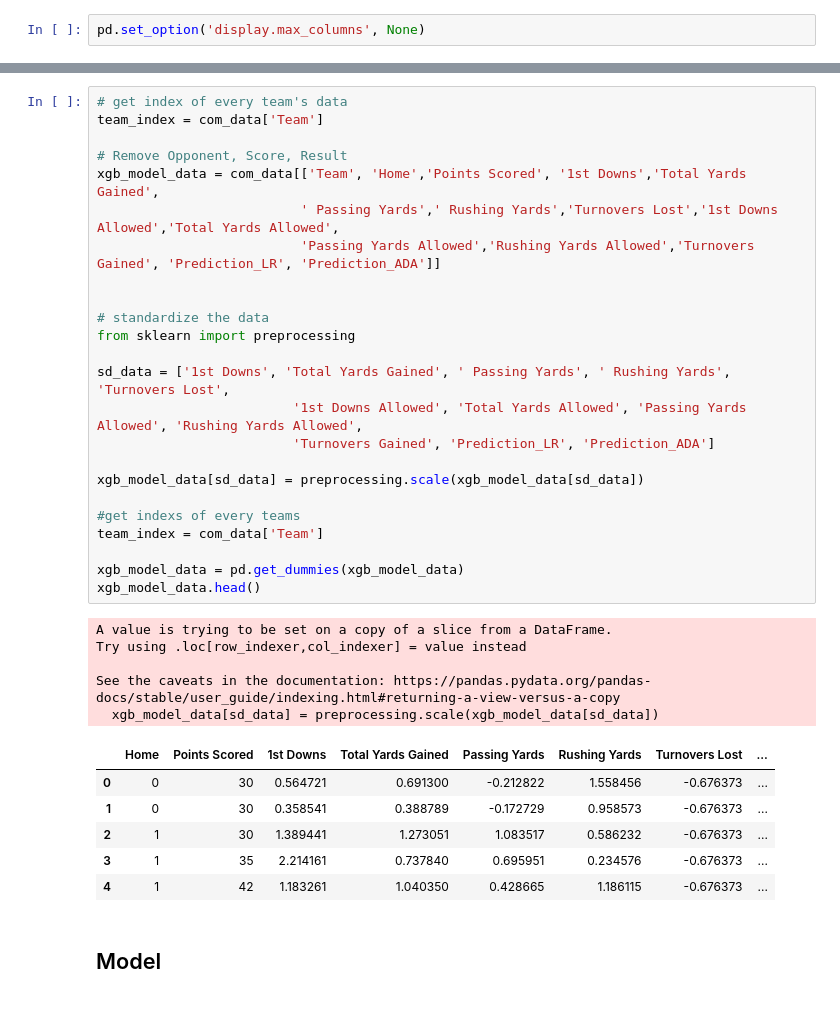
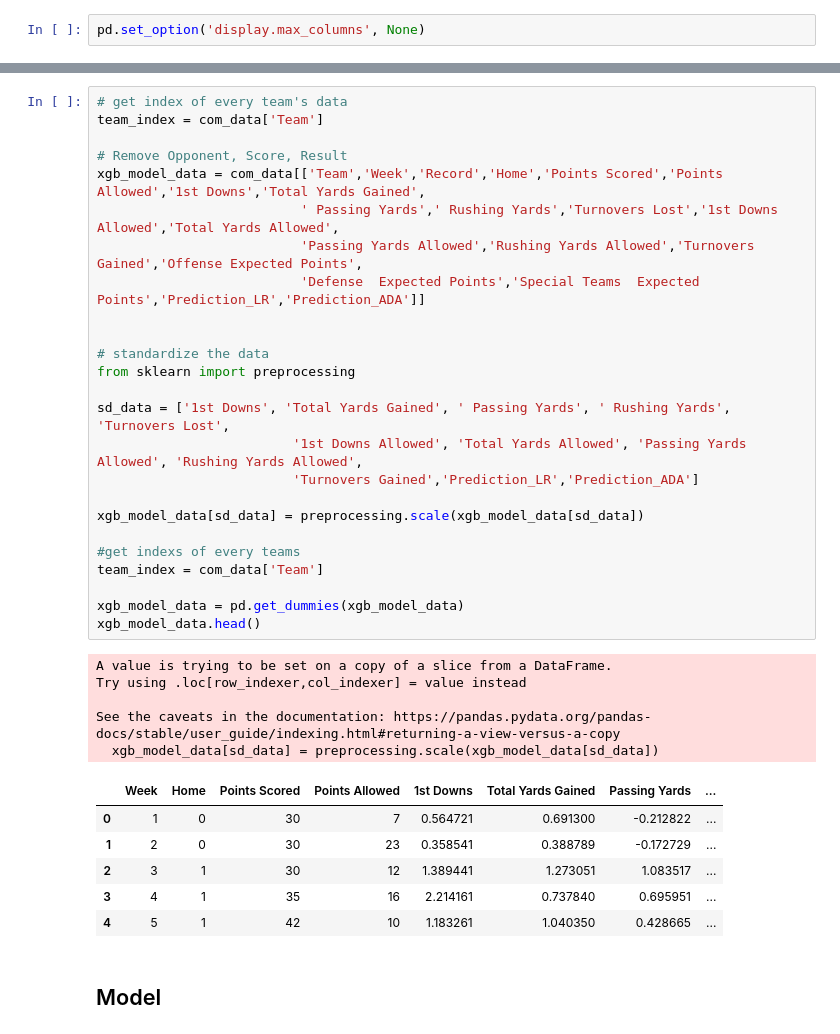
Before and after one commit to dahmadi/TouchdownProphet, a Jupyter notebook: Xgboost_nfl.ipynb, the cells around one changed output, grey strips where cells are left out. Drawn from its saved outputs; the diff is of its cells as text.

```diff
--- a/Xgboost_nfl.ipynb
+++ b/Xgboost_nfl.ipynb
@@ -21,39 +21,40 @@ com_data.head()
 # %%
 # get index of every team's data
 team_index = com_data['Team']
 
 # Remove Opponent, Score, Result
-xgb_model_data = com_data[['Team', 'Home','Points Scored', '1st Downs','Total Yards Gained',
+xgb_model_data = com_data[['Team','Week','Record','Home','Points Scored','Points Allowed','1st Downs','Total Yards Gained',
                           ' Passing Yards',' Rushing Yards','Turnovers Lost','1st Downs Allowed','Total Yards Allowed',
-                          'Passing Yards Allowed','Rushing Yards Allowed','Turnovers Gained', 'Prediction_LR', 'Prediction_ADA']]
+                          'Passing Yards Allowed','Rushing Yards Allowed','Turnovers Gained','Offense Expected Points',
+                          'Defense  Expected Points','Special Teams  Expected Points','Prediction_LR','Prediction_ADA']]
 
 
 # standardize the data
 from sklearn import preprocessing
 
 sd_data = ['1st Downs', 'Total Yards Gained', ' Passing Yards', ' Rushing Yards', 'Turnovers Lost',
                          '1st Downs Allowed', 'Total Yards Allowed', 'Passing Yards Allowed', 'Rushing Yards Allowed',
-                         'Turnovers Gained', 'Prediction_LR', 'Prediction_ADA']
+                         'Turnovers Gained','Prediction_LR','Prediction_ADA']
 
 xgb_model_data[sd_data] = preprocessing.scale(xgb_model_data[sd_data])
 
 #get indexs of every teams
 team_index = com_data['Team']
 
 xgb_model_data = pd.get_dummies(xgb_model_data)
 xgb_model_data.head()
 # %% [output]
 A value is trying to be set on a copy of a slice from a DataFrame.
 Try using .loc[row_indexer,col_indexer] = value instead
 
 See the caveats in the documentation: https://pandas.pydata.org/pandas-docs/stable/user_guide/indexing.html#returning-a-view-versus-a-copy
   xgb_model_data[sd_data] = preprocessing.scale(xgb_model_data[sd_data])
-|  | Home | Points Scored | 1st Downs | Total Yards Gained | Passing Yards | Rushing Yards | Turnovers Lost | ... |
-| 0 | 0 | 30 | 0.564721 | 0.691300 | -0.212822 | 1.558456 | -0.676373 | ... |
-| 1 | 0 | 30 | 0.358541 | 0.388789 | -0.172729 | 0.958573 | -0.676373 | ... |
-| 2 | 1 | 30 | 1.389441 | 1.273051 | 1.083517 | 0.586232 | -0.676373 | ... |
-| 3 | 1 | 35 | 2.214161 | 0.737840 | 0.695951 | 0.234576 | -0.676373 | ... |
-| 4 | 1 | 42 | 1.183261 | 1.040350 | 0.428665 | 1.186115 | -0.676373 | ... |
+|  | Week | Home | Points Scored | Points Allowed | 1st Downs | Total Yards Gained | Passing Yards | ... |
+| 0 | 1 | 0 | 30 | 7 | 0.564721 | 0.691300 | -0.212822 | ... |
+| 1 | 2 | 0 | 30 | 23 | 0.358541 | 0.388789 | -0.172729 | ... |
+| 2 | 3 | 1 | 30 | 12 | 1.389441 | 1.273051 | 1.083517 | ... |
+| 3 | 4 | 1 | 35 | 16 | 2.214161 | 0.737840 | 0.695951 | ... |
+| 4 | 5 | 1 | 42 | 10 | 1.183261 | 1.040350 | 0.428665 | ... |
 # %% [markdown]
 ## Model
 # %%
```
Also changed, not shown: parts of 14 cells of this notebook, 6 other files.
